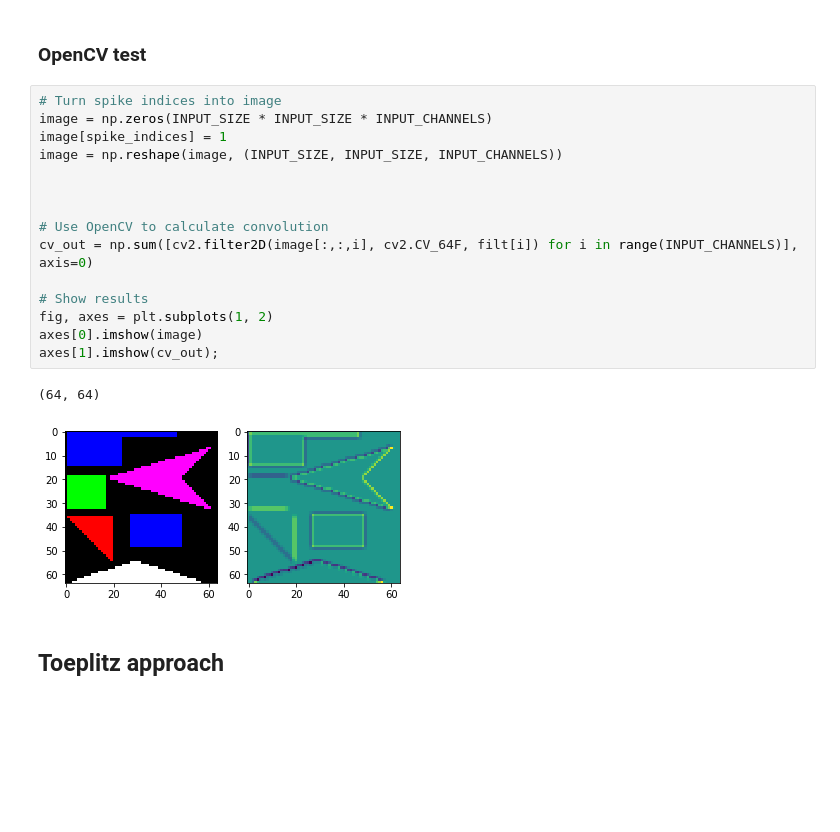
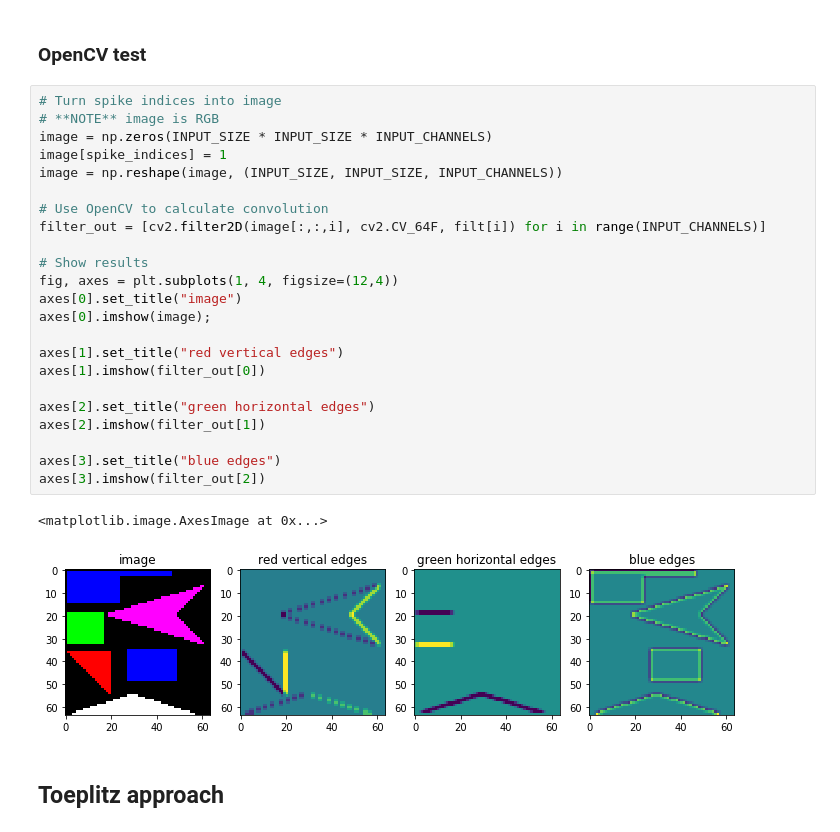
Before and after one commit to neworderofjamie/conv_test, a Jupyter notebook: toeplitz_sparse.ipynb, the cells around one changed output. Drawn from its saved outputs; the diff is of its cells as text; blank space fills up the shorter version.

Commit message:
3 channel convolution in OpenCV

```diff
--- a/toeplitz_sparse.ipynb
+++ b/toeplitz_sparse.ipynb
@@ -304,22 +300,30 @@ filt = np.asarray([[[1,   0, -1],
 ### OpenCV test
 # %%
 # Turn spike indices into image
+# **NOTE** image is RGB
 image = np.zeros(INPUT_SIZE * INPUT_SIZE * INPUT_CHANNELS)
 image[spike_indices] = 1
 image = np.reshape(image, (INPUT_SIZE, INPUT_SIZE, INPUT_CHANNELS))
 
-
-
 # Use OpenCV to calculate convolution
-cv_out = np.sum([cv2.filter2D(image[:,:,i], cv2.CV_64F, filt[i]) for i in range(INPUT_CHANNELS)], axis=0)
+filter_out = [cv2.filter2D(image[:,:,i], cv2.CV_64F, filt[i]) for i in range(INPUT_CHANNELS)]
 
 # Show results
-fig, axes = plt.subplots(1, 2)
-axes[0].imshow(image)
-axes[1].imshow(cv_out);
+fig, axes = plt.subplots(1, 4, figsize=(12,4))
+axes[0].set_title("image")
+axes[0].imshow(image);
+
+axes[1].set_title("red vertical edges")
+axes[1].imshow(filter_out[0])
+
+axes[2].set_title("green horizontal edges")
+axes[2].imshow(filter_out[1])
+
+axes[3].set_title("blue edges")
+axes[3].imshow(filter_out[2])
 # %% [output]
-(64, 64)
+<matplotlib.image.AxesImage at 0x...>
-[figure, old version]
+[figure, new version]
 # %% [markdown]
 ## Toeplitz approach
 # %%
```
Also changed, not shown: parts of 1 cell of this notebook.
